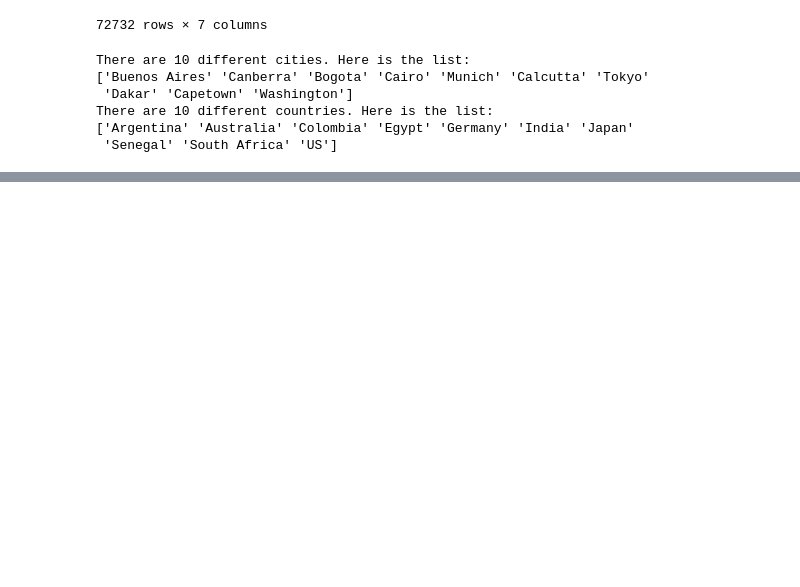
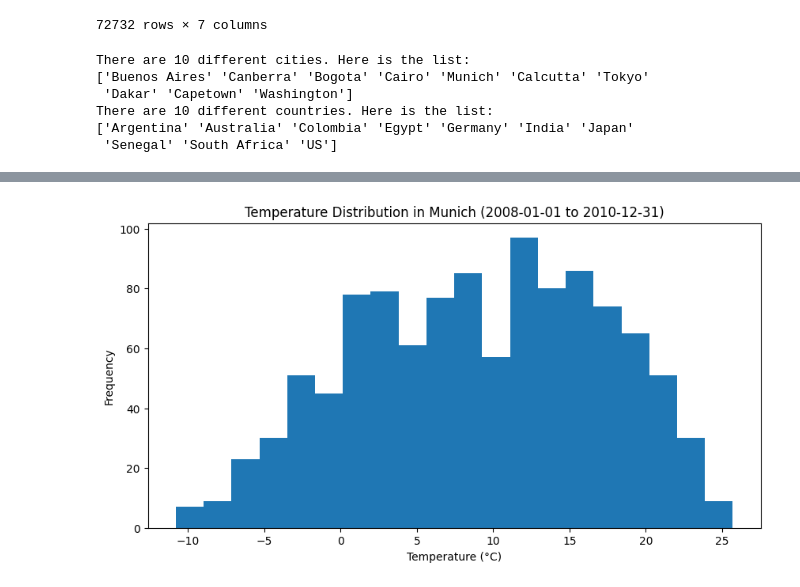
Before and after one commit to NicolasRaimundez/eae_ipld_project, a Jupyter notebook: development/03_temperatures_dashboard.ipynb, the cells around one changed output, grey strips where cells are left out. Cells and saved outputs as stored; diff of their text form; code cells hidden in the pictures; blank space fills up the shorter version.

```diff
--- a/development/03_temperatures_dashboard.ipynb
+++ b/development/03_temperatures_dashboard.ipynb
@@ -147,14 +170,16 @@ plt.show()
 # %%
 # TODO: Build the histogram plot using the city_df_period AvgTemperatureCelsius column as the data to plot
 
 plt.figure(figsize=(10, 5))
 
-# plt.hist()    # TODO: use the city_df_period AvgTemperatureCelsius column as the data to plot, you can use the parameter bins=20
-# plt.title()   # TODO
-# plt.xlabel()  # TODO
-# plt.ylabel()  # TODO
+plt.hist(city_df_period["AvgTemperatureCelsius"], bins=20)    # TODO: use the city_df_period AvgTemperatureCelsius column as the data to plot, you can use the parameter bins=20
+plt.title(f"Temperature Distribution in {city} ({start_date} to {end_date})")    # TODO
+plt.xlabel("Temperature (°C)")  # TODO
+plt.ylabel("Frequency")  # TODO
 
 plt.show()
+# %% [output]
+[figure, added]
 # %%
 # Ex 3.7: Now repeat the previous question but for a list of cities:
 #   - Make a line plot with the temperature reads of the cities in the list, for the selected time period, every city has to be a different line with a different color, the x axis has to be the timestamp column.
```
Also changed, not shown: parts of 6 cells of this notebook, 2 other files.
